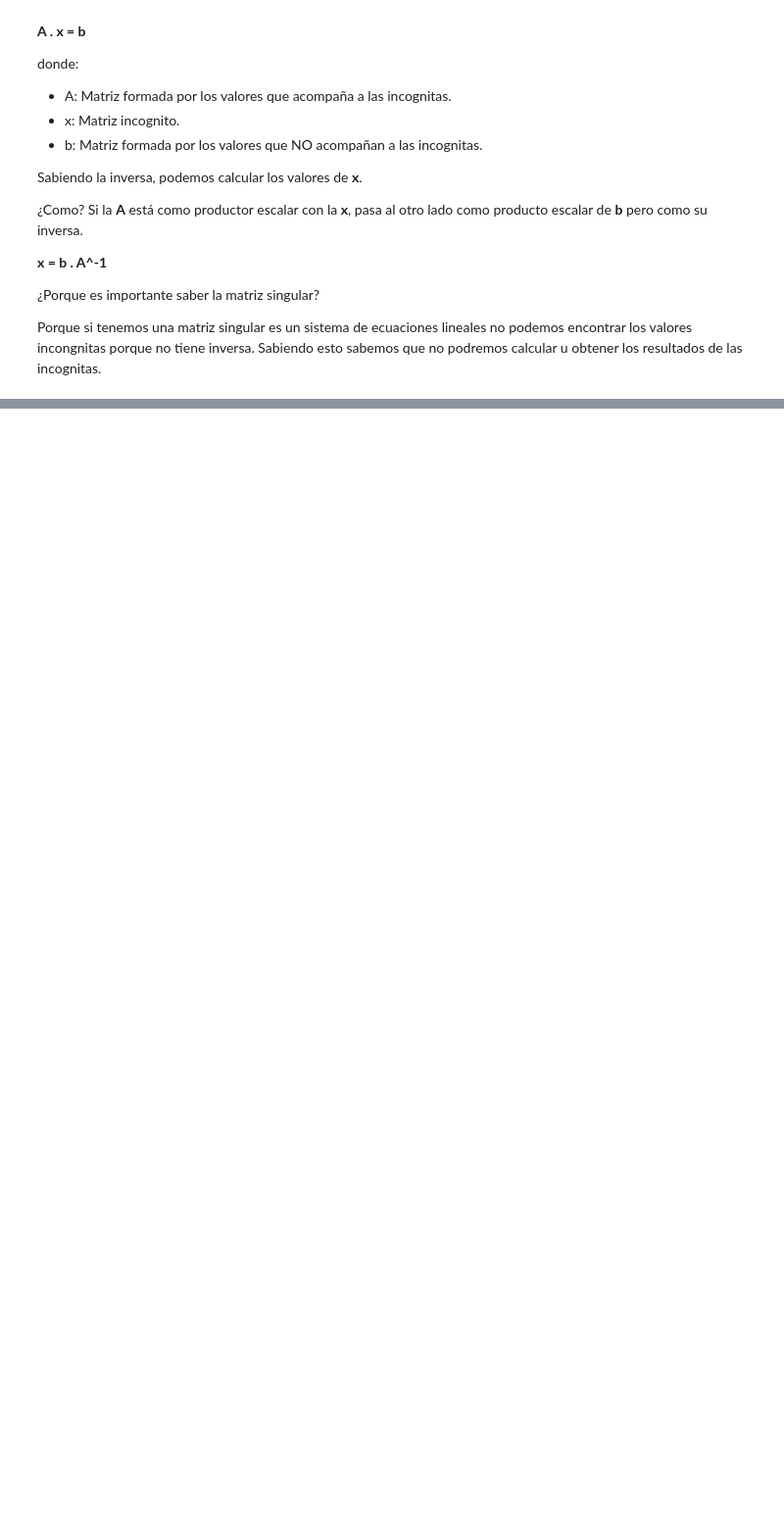
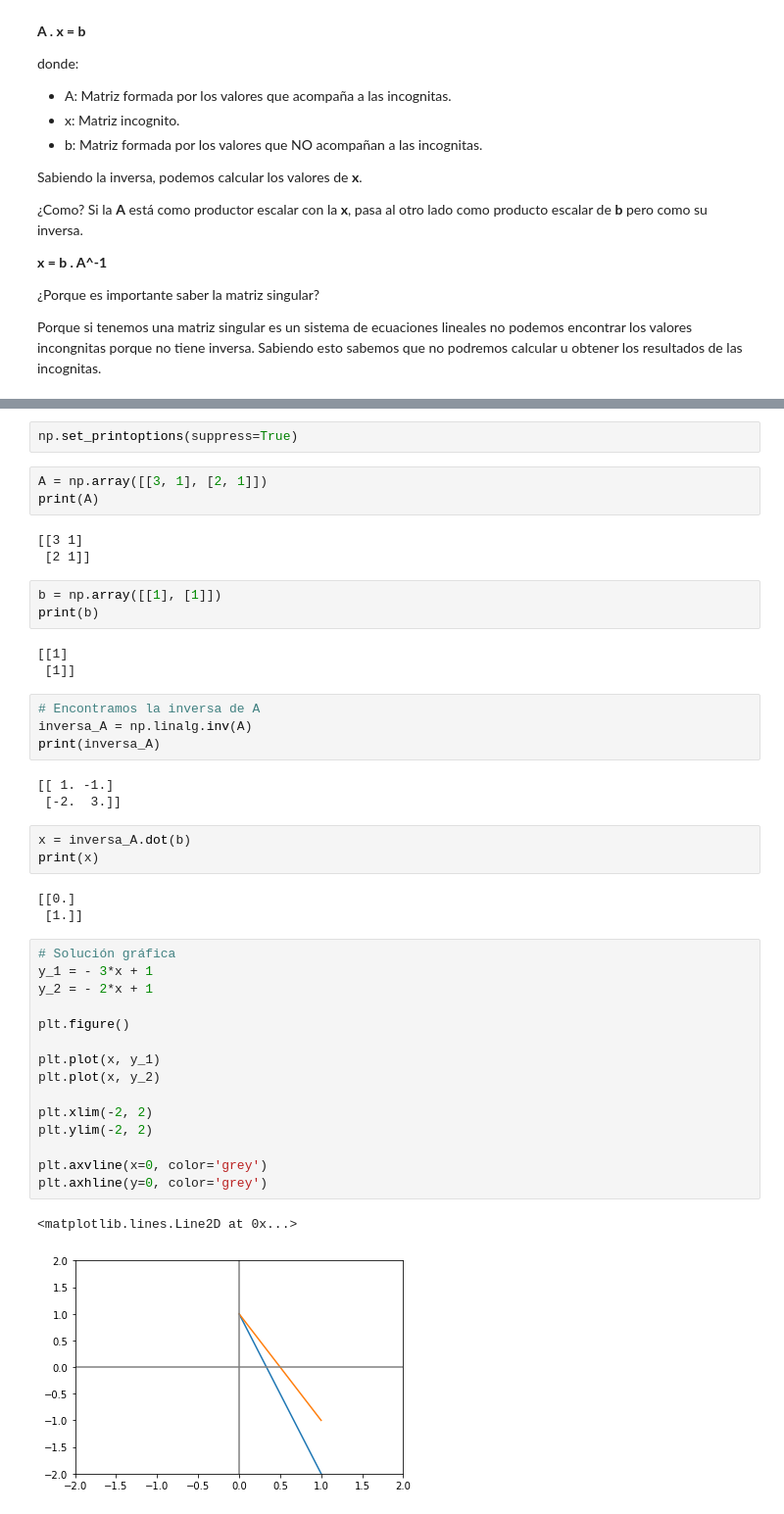
Before and after one commit to francomanca93/fundamentos-algebra-lineal, a Jupyter notebook: 3_Operaciones_con_Matrices.ipynb, the cells around one changed output, grey strips where cells are left out. Shown at 98% size. Cells and saved outputs as stored; diff of their text form; blank space fills up the shorter version.

Commit message:
Aplicación de la inversa de una matriz para resolver un sistema de ecuaciones lineales

```diff
--- a/3_Operaciones_con_Matrices.ipynb
+++ b/3_Operaciones_con_Matrices.ipynb
@@ -376,0 +385,45 @@ Porque si tenemos una matriz singular es un sistema de ecuaciones lineales no po
+# %%
+np.set_printoptions(suppress=True)
+# %%
+A = np.array([[3, 1], [2, 1]])
+print(A)
+# %% [output]
+[[3 1]
+ [2 1]]
+# %%
+b = np.array([[1], [1]])
+print(b)
+# %% [output]
+[[1]
+ [1]]
+# %%
+# Encontramos la inversa de A
+inversa_A = np.linalg.inv(A)
+print(inversa_A)
+# %% [output]
+[[ 1. -1.]
+ [-2.  3.]]
+# %%
+x = inversa_A.dot(b)
+print(x)
+# %% [output]
+[[0.]
+ [1.]]
+# %%
+# Solución gráfica
+y_1 = - 3*x + 1
+y_2 = - 2*x + 1
+
+plt.figure()
+
+plt.plot(x, y_1)
+plt.plot(x, y_2)
+
+plt.xlim(-2, 2)
+plt.ylim(-2, 2)
+
+plt.axvline(x=0, color='grey')
+plt.axhline(y=0, color='grey')
+# %% [output]
+<matplotlib.lines.Line2D at 0x...>
+[figure, added]
```
Also changed, not shown: parts of 9 cells of this notebook.
